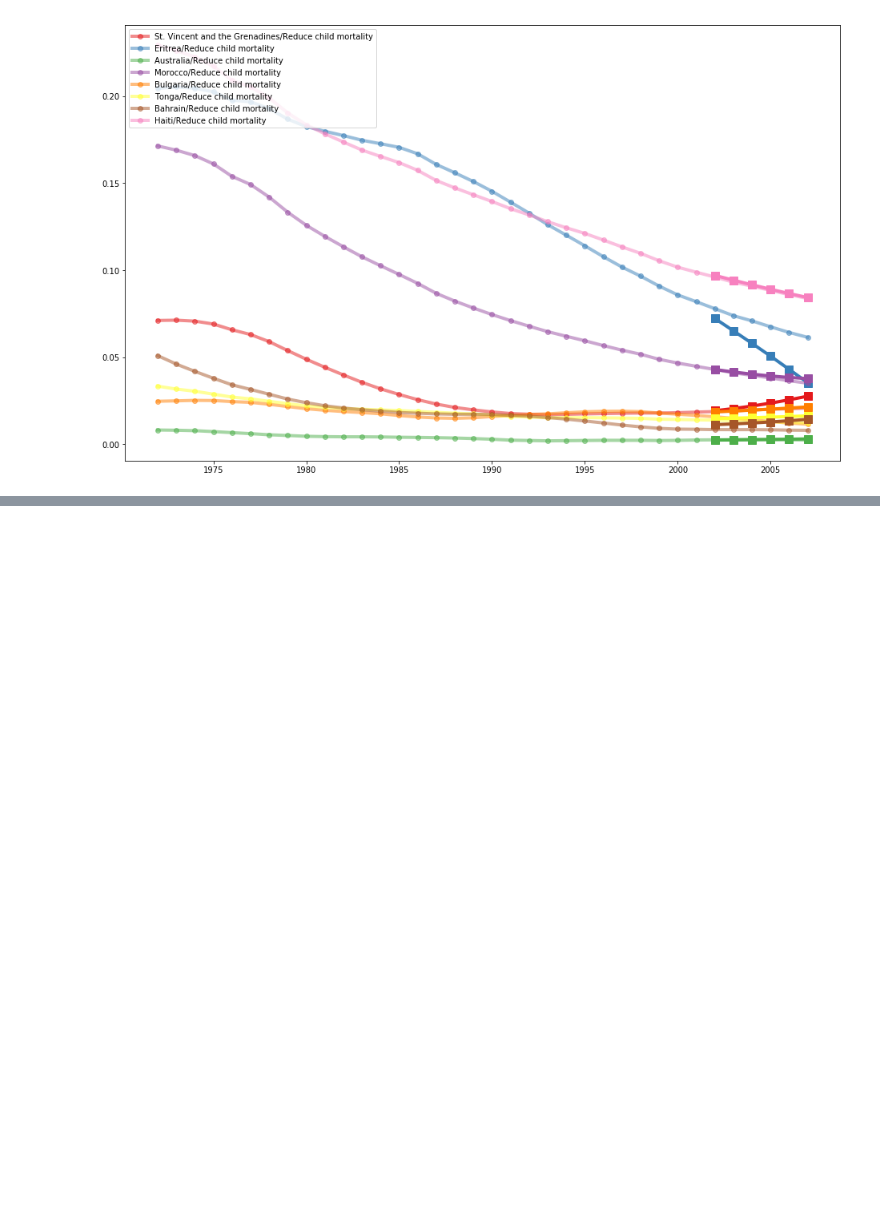
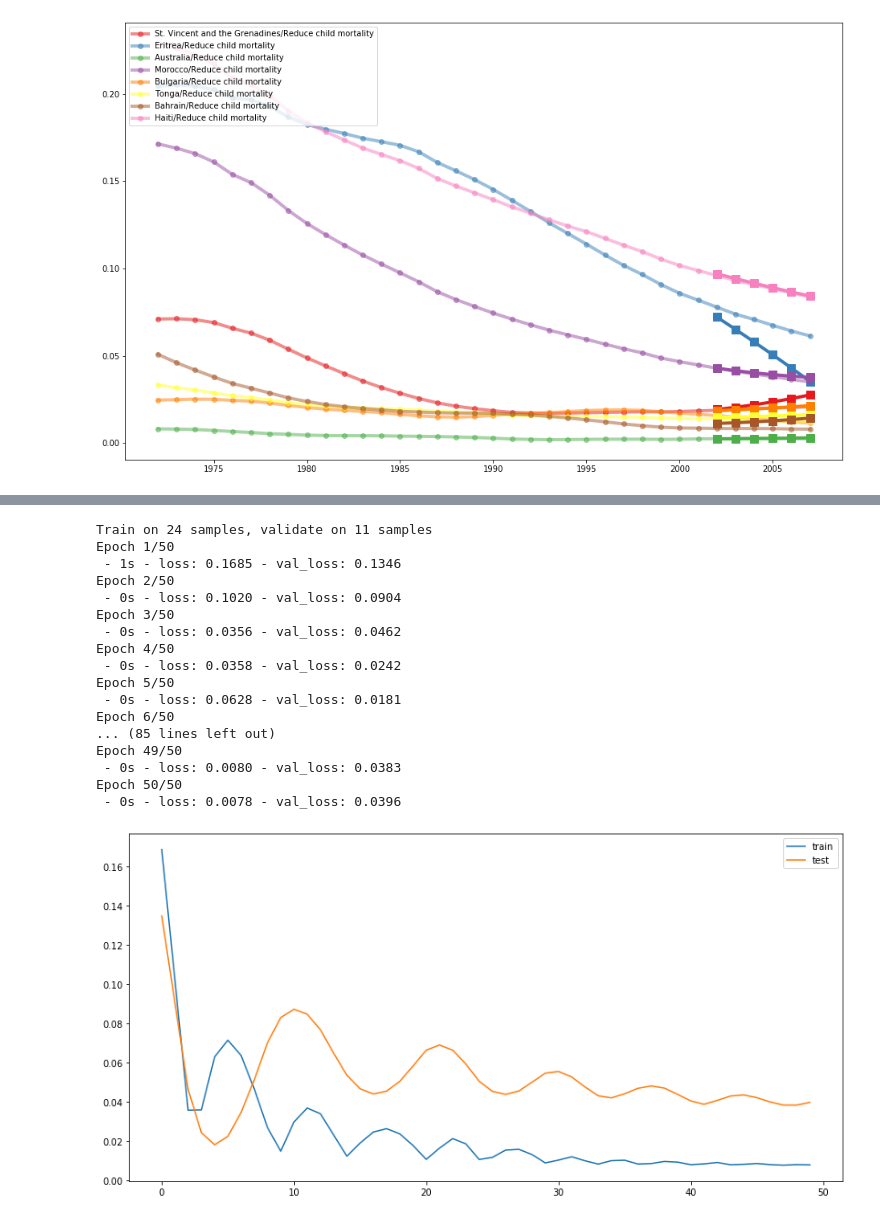
Before and after one commit to machine-learning-study-group/time-series-millenium-goals, a Jupyter notebook: 4-improve-results.ipynb, the cells around one changed output, grey strips where cells are left out. Cells and saved outputs as stored; diff of their text form; code cells hidden in the pictures; blank space fills up the shorter version.

Commit message:
Session 4/9 Attempt to apply LSTM to forecast

```diff
--- a/4-improve-results.ipynb
+++ b/4-improve-results.ipynb
@@ -467,3 +456,0 @@ df_submission = pd.read_csv('data/SubmissionRows.csv', index_col=0)
-# %%
-df_submission_in_data = df.loc[df_submission.index]
-submission_codes = df_submission_in_data.Series_Code.unique()
@@ -541,0 +472,6 @@ Automatic pdb calling has been turned OFF
+# %%
+scaler = MinMaxScaler()
+scaled_df_submission = df_submission_in_data.loc[:,'1972':'2007']
+scaled_df_submission = scaled_df_submission.dropna()
+scaled_df_submission = pd.DataFrame(scaler.fit_transform(scaled_df_submission), \
+                                    columns=scaled_df_submission.columns, index=scaled_df_submission.index)
@@ -541,0 +501,3 @@ Automatic pdb calling has been turned OFF
+# %%
+print(scaled_df_submission.shape)
+values=series_to_supervised(scaled_df_submission.T,1,1).values
@@ -541,0 +508,14 @@ Automatic pdb calling has been turned OFF
+# %%
+
+print(values.shape)
+# split into train and test sets
+n_train_hours = int(values.shape[0]*0.7)
+train = values[:n_train_hours, :]
+test = values[n_train_hours:, :]
+# split into input and outputs
+train_X, train_y = train[:, :-1], train[:, -1]
+test_X, test_y = test[:, :-1], test[:, -1]
+# reshape input to be 3D [samples, timesteps, features]
+train_X = train_X.reshape((train_X.shape[0], 1, train_X.shape[1]))
+test_X = test_X.reshape((test_X.shape[0], 1, test_X.shape[1]))
+print(train_X.shape, train_y.shape, test_X.shape, test_y.shape)
@@ -541,0 +560,33 @@ Automatic pdb calling has been turned OFF
+# %%
+
+# design network
+model = Sequential()
+model.add(LSTM(50, input_shape=(train_X.shape[1], train_X.shape[2])))
+model.add(Dense(1))
+model.compile(loss='mae', optimizer='adam')
+# fit network
+history = model.fit(train_X, train_y, epochs=50, batch_size=72, validation_data=(test_X, test_y), verbose=2, shuffle=False)
+# plot history
+pyplot.plot(history.history['loss'], label='train')
+pyplot.plot(history.history['val_loss'], label='test')
+pyplot.legend()
+pyplot.show()
+# %% [output]
+Train on 24 samples, validate on 11 samples
+Epoch 1/50
+ - 1s - loss: 0.1685 - val_loss: 0.1346
+Epoch 2/50
+ - 0s - loss: 0.1020 - val_loss: 0.0904
+Epoch 3/50
+ - 0s - loss: 0.0356 - val_loss: 0.0462
+Epoch 4/50
+ - 0s - loss: 0.0358 - val_loss: 0.0242
+Epoch 5/50
+ - 0s - loss: 0.0628 - val_loss: 0.0181
+Epoch 6/50
+... (85 lines left out)
+Epoch 49/50
+ - 0s - loss: 0.0080 - val_loss: 0.0383
+Epoch 50/50
+ - 0s - loss: 0.0078 - val_loss: 0.0396
+[figure, added]
```
Also changed, not shown: parts of 23 cells of this notebook, 1 other file.
